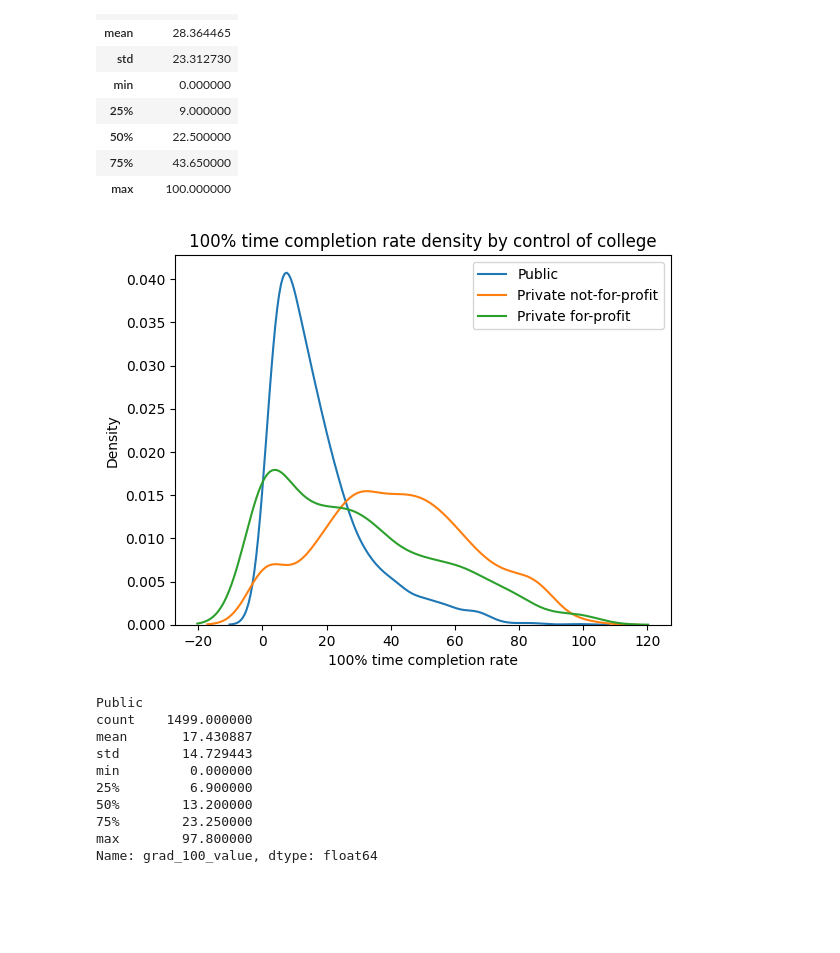
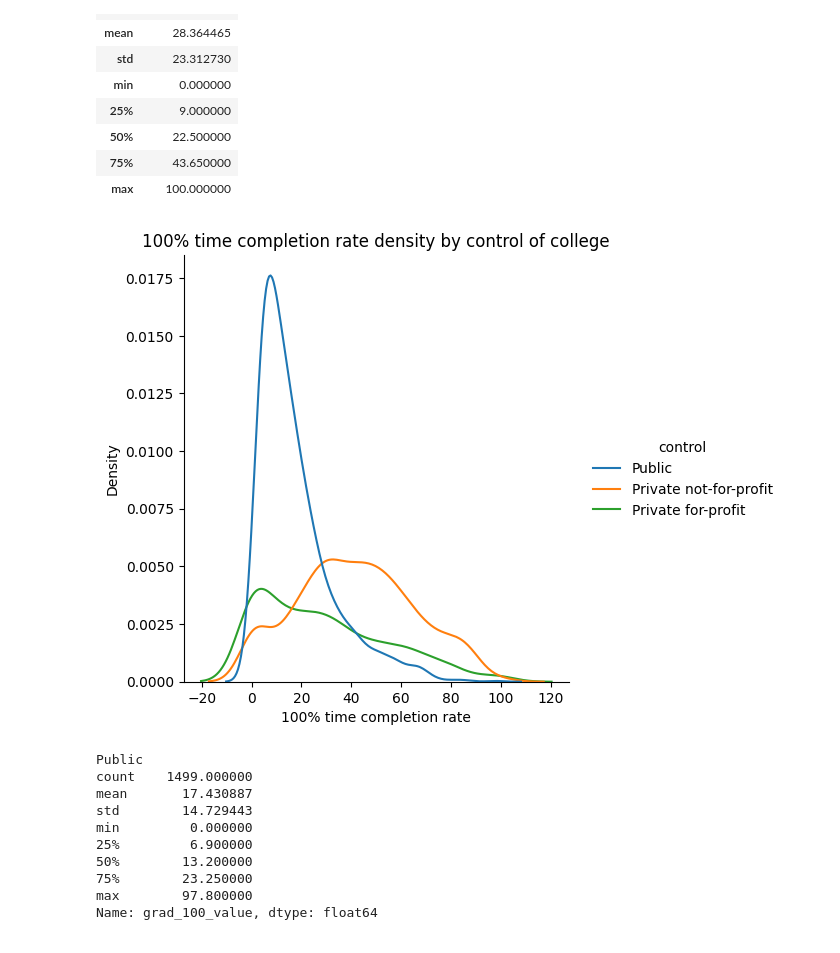
Before and after one commit to syd-nguyen/ds3021-assignments, a Jupyter notebook: assignments/01_assignment_wrangling_and_eda.ipynb, the cells around one changed output. Drawn from its saved outputs; the diff is of its cells as text; code cells hidden in the pictures; blank space fills up the shorter version.

```diff
--- a/assignments/01_assignment_wrangling_and_eda.ipynb
+++ b/assignments/01_assignment_wrangling_and_eda.ipynb
@@ -556,14 +558,12 @@ COLLEGE['grad_100_value'].describe().to_frame()
 | 75% | 43.650000 |
 | max | 100.000000 |
 # %%
-for control in COLLEGE['control'].unique():
-    sns.kdeplot(COLLEGE[COLLEGE['control'] == control]['grad_100_value'], label=control)
-    plt.legend()
+sns.displot(COLLEGE, kind='kde', x='grad_100_value', hue='control')
 plt.title('100% time completion rate density by control of college')
 plt.xlabel('100% time completion rate')
 plt.show()
 # %% [output]
-[figure, old version]
+[figure, new version]
 # %%
 for control in COLLEGE['control'].unique():
     print(control)
```
Also changed, not shown: parts of 9 cells of this notebook.
